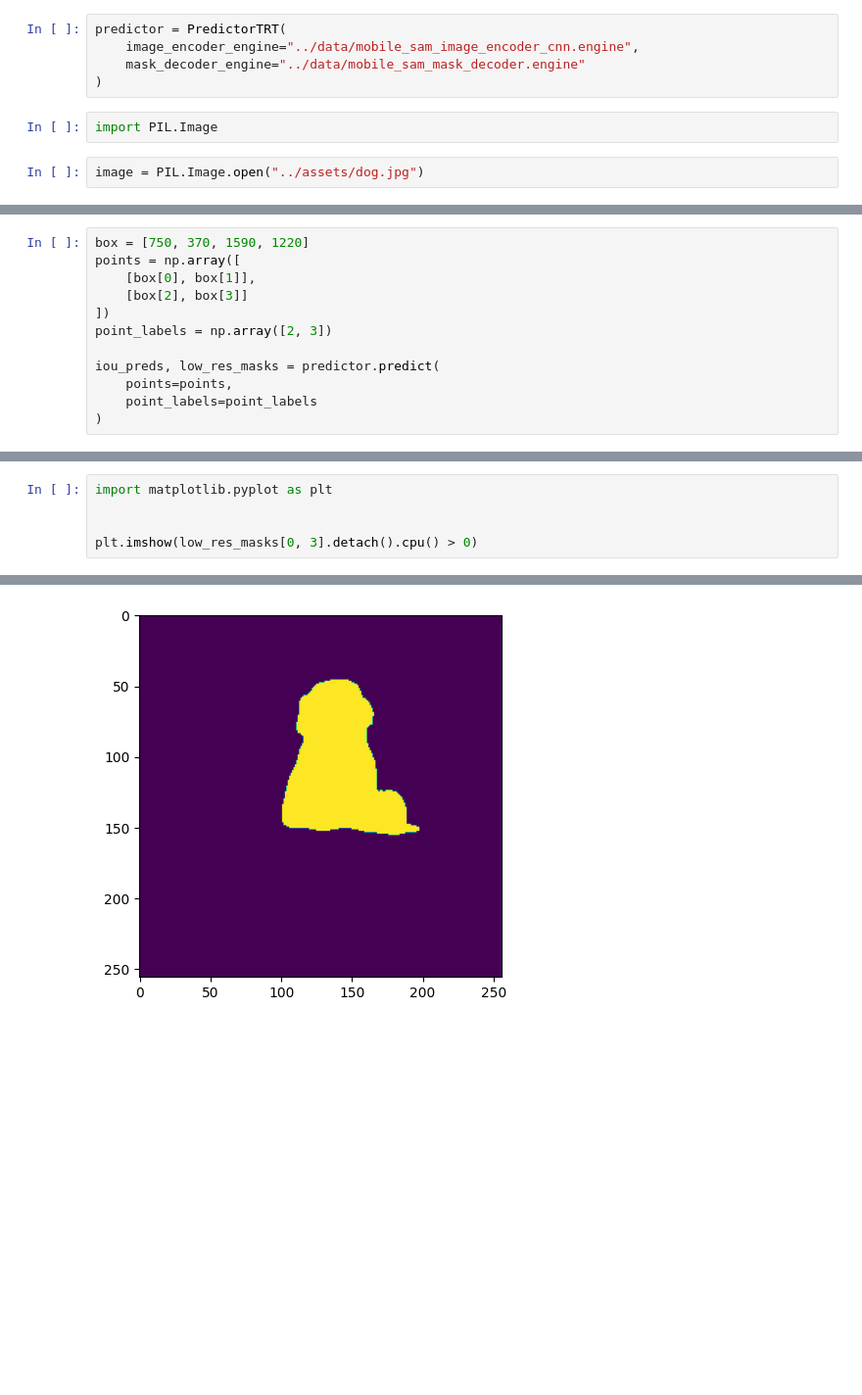
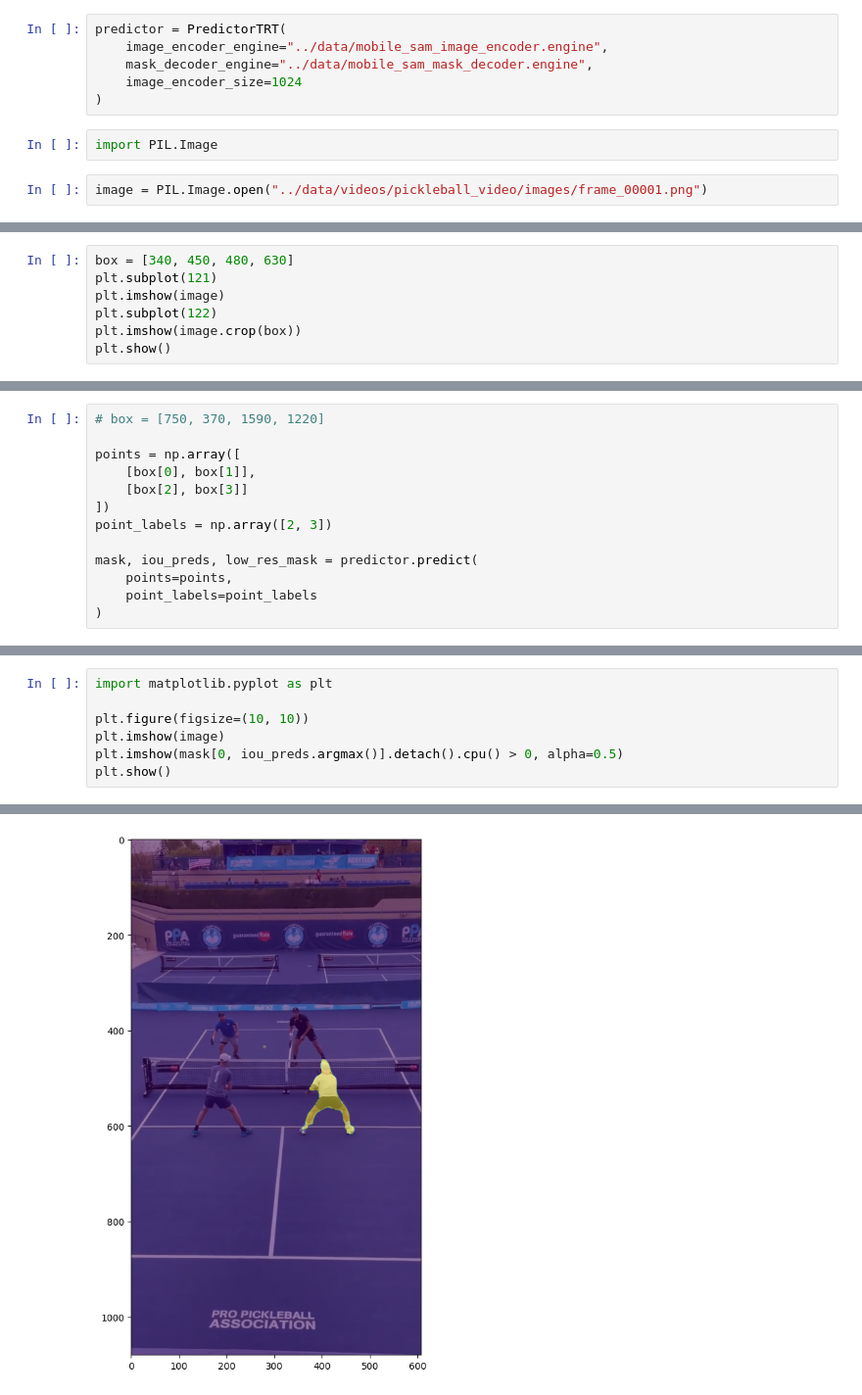
Before and after one commit to NVIDIA-AI-IOT/nanosam, a Jupyter notebook: notebooks/test_predictor_trt.ipynb, the cells around one changed output, grey strips where cells are left out. Shown: that part at 98% size. Saved outputs shown, nothing was run; the diff lists cells and outputs as text; blank space fills up the shorter version.

Commit message:
support 1024 image size

```diff
--- a/notebooks/test_predictor_trt.ipynb
+++ b/notebooks/test_predictor_trt.ipynb
@@ -3,12 +4,13 @@ import numpy as np
 from mobile_sam.predictor_trt import PredictorTRT
 # %%
 predictor = PredictorTRT(
-    image_encoder_engine="../data/mobile_sam_image_encoder_cnn.engine",
-    mask_decoder_engine="../data/mobile_sam_mask_decoder.engine"
+    image_encoder_engine="../data/mobile_sam_image_encoder.engine",
+    mask_decoder_engine="../data/mobile_sam_mask_decoder.engine",
+    image_encoder_size=1024
 )
 # %%
 import PIL.Image
 # %%
-image = PIL.Image.open("../assets/dog.jpg")
+image = PIL.Image.open("../data/videos/pickleball_video/images/frame_00001.png")
 # %%
 predictor.set_image(image)
@@ -19,0 +21,7 @@ plt.imshow(image)
+# %%
+box = [340, 450, 480, 630]
+plt.subplot(121)
+plt.imshow(image)
+plt.subplot(122)
+plt.imshow(image.crop(box))
+plt.show()
@@ -20,12 +30,13 @@ plt.imshow(image)
 # %%
-box = [750, 370, 1590, 1220]
+# box = [750, 370, 1590, 1220]
+
 points = np.array([
     [box[0], box[1]],
     [box[2], box[3]]
 ])
 point_labels = np.array([2, 3])
 
-iou_preds, low_res_masks = predictor.predict(
+mask, iou_preds, low_res_mask = predictor.predict(
     points=points,
     point_labels=point_labels
 )
@@ -48,6 +43,8 @@ def upscale_mask(mask, image_shape, size=256):
 # %%
 import matplotlib.pyplot as plt
 
-
-plt.imshow(low_res_masks[0, 3].detach().cpu() > 0)
+plt.figure(figsize=(10, 10))
+plt.imshow(image)
+plt.imshow(mask[0, iou_preds.argmax()].detach().cpu() > 0, alpha=0.5)
+plt.show()
 # %% [output]
@@ -55 +51 @@ plt.imshow(low_res_masks[0, 3].detach().cpu() > 0)
-[figure, old version]
+[figure, new version]
```
Also changed, not shown: parts of 7 cells of this notebook, 2 other files.
